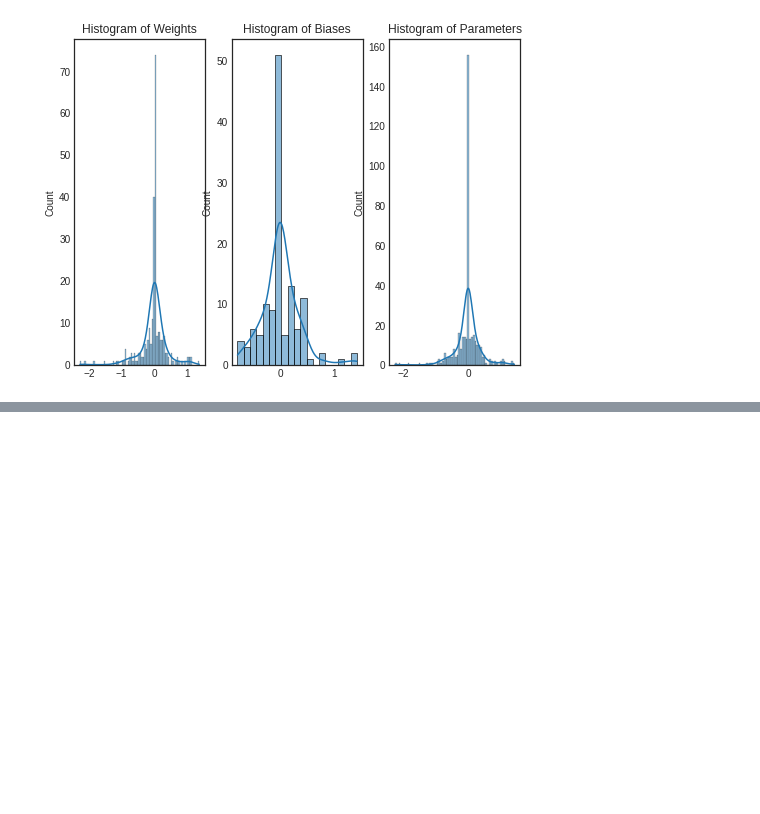
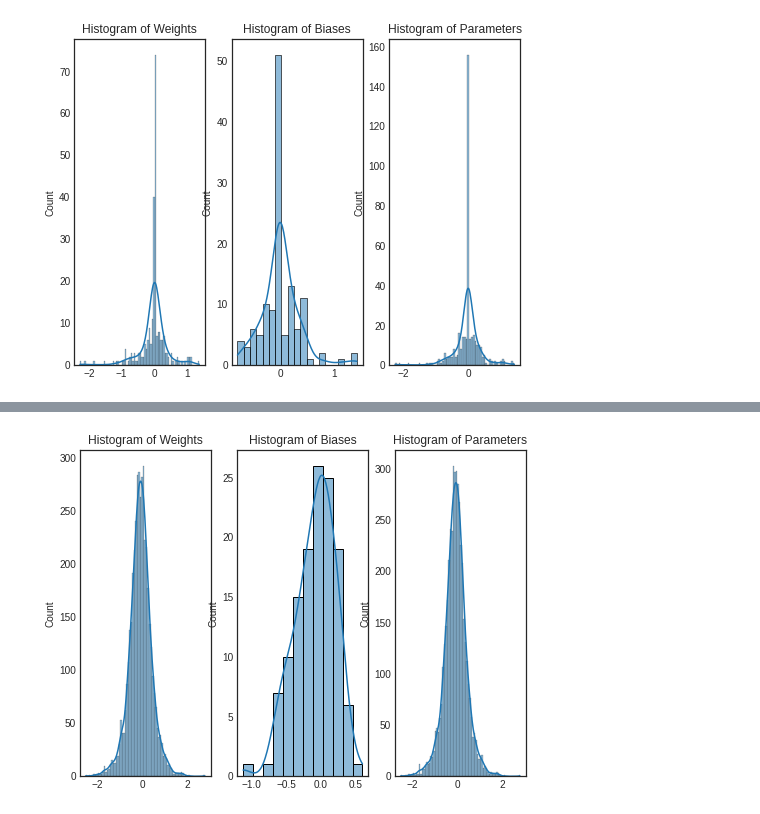
Before and after one commit to MikeS96/bayesbb, a Jupyter notebook: regressor.ipynb, the cells around one changed output, grey strips where cells are left out. Drawn from its saved outputs; the diff is of its cells as text; code cells hidden in the pictures; blank space fills up the shorter version.

```diff
--- a/regressor.ipynb
+++ b/regressor.ipynb
@@ -92,0 +162,4 @@ _, _ = weights_histogram(model)
+# %%
+_, _ = weights_histogram(model)
+# %% [output]
+[figure, added]
```
Also changed, not shown: parts of 7 cells of this notebook, 1 other file.
